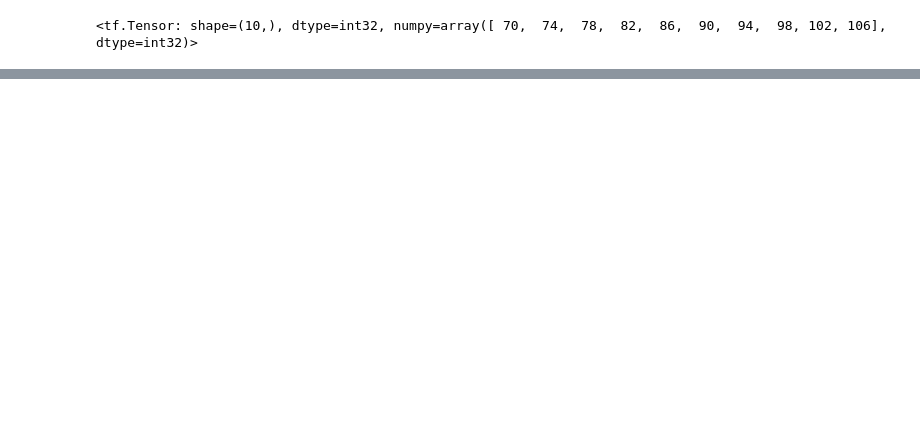
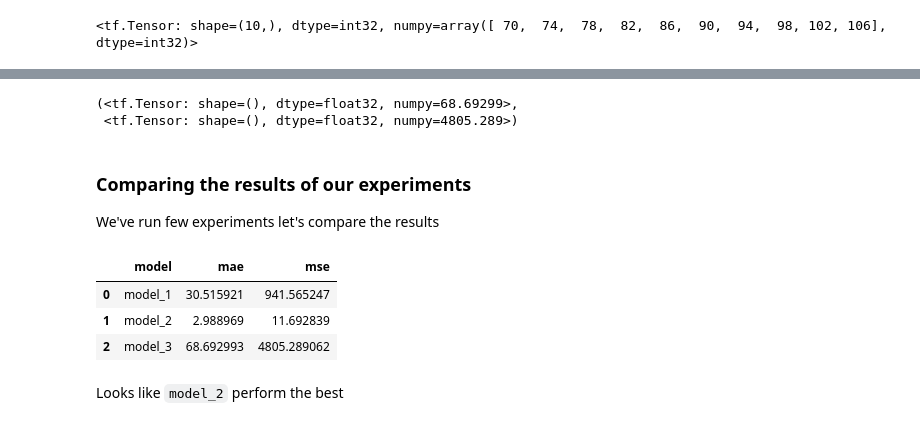
Before and after one commit to deepu718/tensorflow_practice, a Jupyter notebook: 01_neural_network_regression_with_tensorflow.ipynb, the cells around one changed output, grey strips where cells are left out. Cells and saved outputs as stored; diff of their text form; code cells hidden in the pictures; blank space fills up the shorter version.

```diff
--- a/01_neural_network_regression_with_tensorflow.ipynb
+++ b/01_neural_network_regression_with_tensorflow.ipynb
@@ -448,0 +526,5 @@ def mse(y_true, y_pred):
+# %%
+# Calculate model_2 evaluations metrics
+mae_2 = mae(y_test, y_preds_2)
+mse_2 = mse(y_test, y_preds_2)
+mae_2, mse_2
@@ -448,0 +538,16 @@ def mse(y_true, y_pred):
+# %%
+tf.random.set_seed(42)
+
+# create the model
+model_3 = tf.keras.Sequential([
+    tf.keras.layers.Dense(10),
+    tf.keras.layers.Dense(1)
+])
+
+# compile the model
+model_3.compile(loss=tf.keras.losses.mae,
+                optimizer=tf.keras.optimizers.SGD(),
+                metrics=["mse"])
+
+# Fit the model
+model_3.fit(tf.expand_dims(X_train,axis=-1),y_train,epochs=500,verbose=0)
@@ -448,0 +556,4 @@ def mse(y_true, y_pred):
+# %%
+# Make and plot predictions
+y_preds_3 = model_3.predict(tf.expand_dims(X_test,axis=-1))
+plot_prediction(predictions=y_preds_3)
@@ -448,0 +563,28 @@ def mse(y_true, y_pred):
+# %%
+# Calculate model_2 evaluations metrics
+mae_3 = mae(y_test, y_preds_3)
+mse_3 = mse(y_test, y_preds_3)
+mae_3, mse_3
+# %% [output]
+(<tf.Tensor: shape=(), dtype=float32, numpy=68.69299>,
+ <tf.Tensor: shape=(), dtype=float32, numpy=4805.289>)
+# %% [markdown]
+### Comparing the results of our experiments
+
+We've run few experiments let's compare the results
+# %%
+# Let's compare our model's results using a pandas DataFrame
+import pandas as pd
+
+model_results = [["model_1",mae_1.numpy(),mse_1.numpy()],
+                 ["model_2",mae_2.numpy(),mse_2.numpy()],
+                 ["model_3",mae_3.numpy(),mse_3.numpy()]]
+all_results = pd.DataFrame(model_results,columns=["model","mae","mse"])
+all_results
+# %% [output]
+|  | model | mae | mse |
+| 0 | model_1 | 30.515921 | 941.565247 |
+| 1 | model_2 | 2.988969 | 11.692839 |
+| 2 | model_3 | 68.692993 | 4805.289062 |
+# %% [markdown]
+Looks like `model_2` perform the best
```
Also changed, not shown: parts of 35 cells of this notebook.
